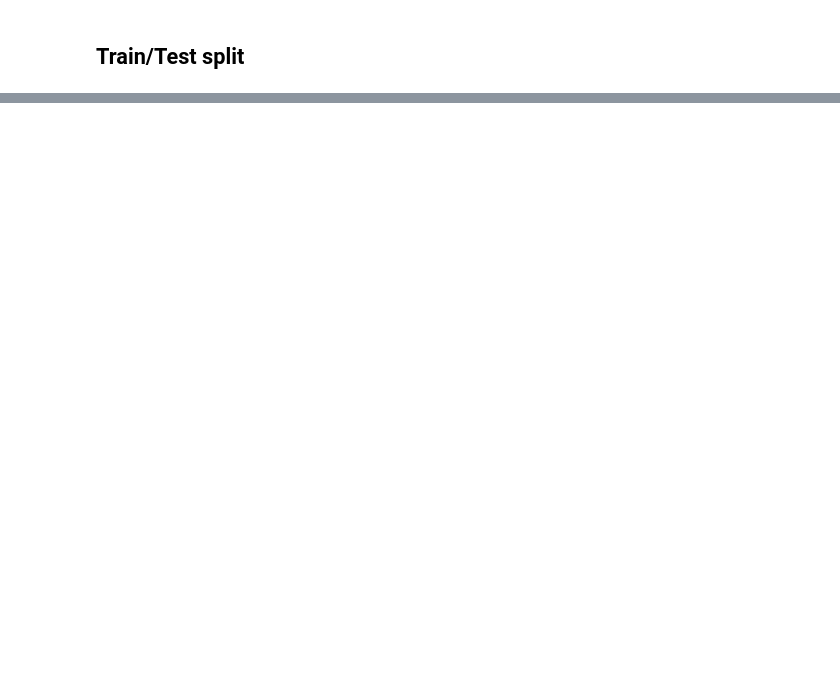
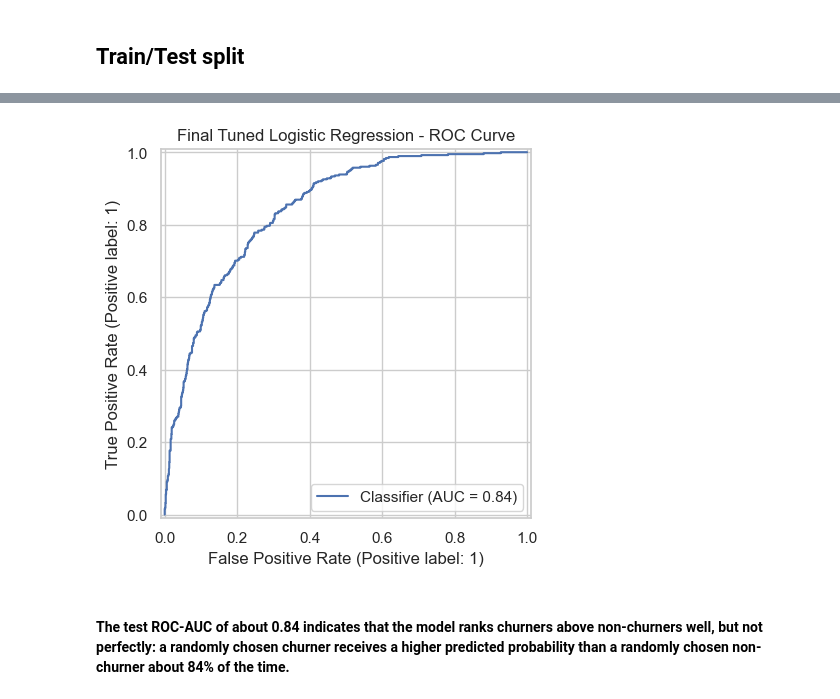
Before and after one commit to ShalvaTsvariani/telco-customer-churn, a Jupyter notebook: Telco_Churn.ipynb, the cells around one changed output, grey strips where cells are left out. Drawn from its saved outputs; the diff is of its cells as text; code cells hidden in the pictures; blank space fills up the shorter version.

```diff
--- a/Telco_Churn.ipynb
+++ b/Telco_Churn.ipynb
@@ -299,0 +332,12 @@ X_train, X_test, y_train, y_test = train_test_split(
+# %%
+categorical_cols = X_train.select_dtypes(include=['object', 'category']).columns.tolist()
+
+numerical_cols = ['tenure', 'MonthlyCharges', 'TotalCharges']
+
+preprocessor = ColumnTransformer(
+    transformers = [
+        ('Categoricals', OneHotEncoder(drop = 'first', handle_unknown = 'ignore'), categorical_cols),
+        ('Numericals', StandardScaler(), numerical_cols)
+    ],
+    remainder = 'passthrough' # Leave other columns AS IS
+)
@@ -299,0 +629,16 @@ X_train, X_test, y_train, y_test = train_test_split(
+# %%
+# Final model = best estimator from the cross-validated search (already refit on the full training set).
+final_model = grid_search.best_estimator_
+
+# The test set is used here for the first and only time.
+y_pred_final = final_model.predict(X_test)                 # class labels, using the default 0.5 threshold
+y_prob_final = final_model.predict_proba(X_test)[:, 1]     # predicted probability of churn (class 1)
+
+print(f"Accuracy : {accuracy_score(y_test, y_pred_final):.3f}")
+print(f"Precision: {precision_score(y_test, y_pred_final):.3f}")
+print(f"Recall   : {recall_score(y_test, y_pred_final):.3f}")
+print(f"F1       : {f1_score(y_test, y_pred_final):.3f}")
+print(f"ROC AUC  : {roc_auc_score(y_test, y_prob_final):.3f}")
+print()
+print(classification_report(y_test, y_pred_final))
+print(confusion_matrix(y_test, y_pred_final))
@@ -299,0 +674,12 @@ X_train, X_test, y_train, y_test = train_test_split(
+# %%
+RocCurveDisplay.from_predictions(
+    y_test,
+    y_prob_final
+)
+
+plt.title("Final Tuned Logistic Regression - ROC Curve")
+plt.show()
+# %% [output]
+[figure, added]
+# %% [markdown]
+#### The test ROC-AUC of about 0.84 indicates that the model ranks churners above non-churners well, but not perfectly: a randomly chosen churner receives a higher predicted probability than a randomly chosen non-churner about 84% of the time.
```
Also changed, not shown: parts of 53 cells of this notebook, 1 other file.
